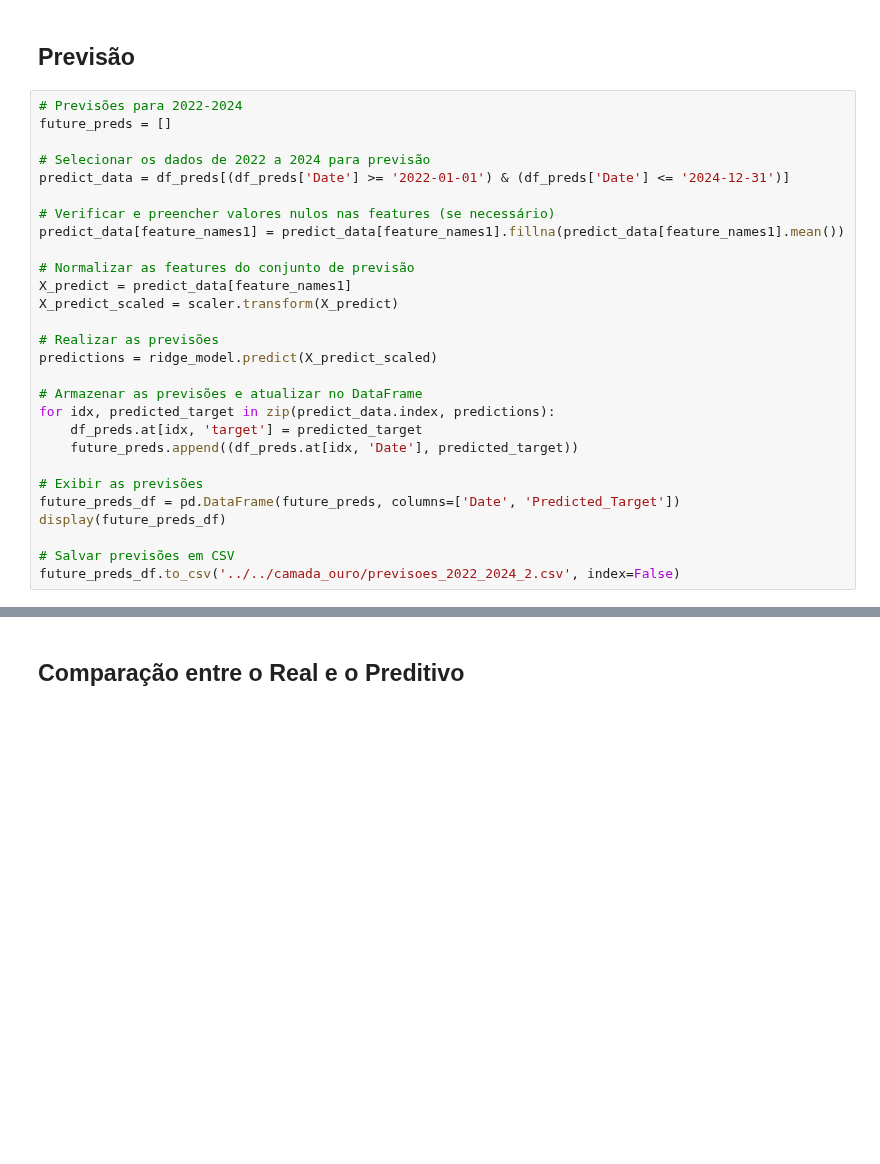
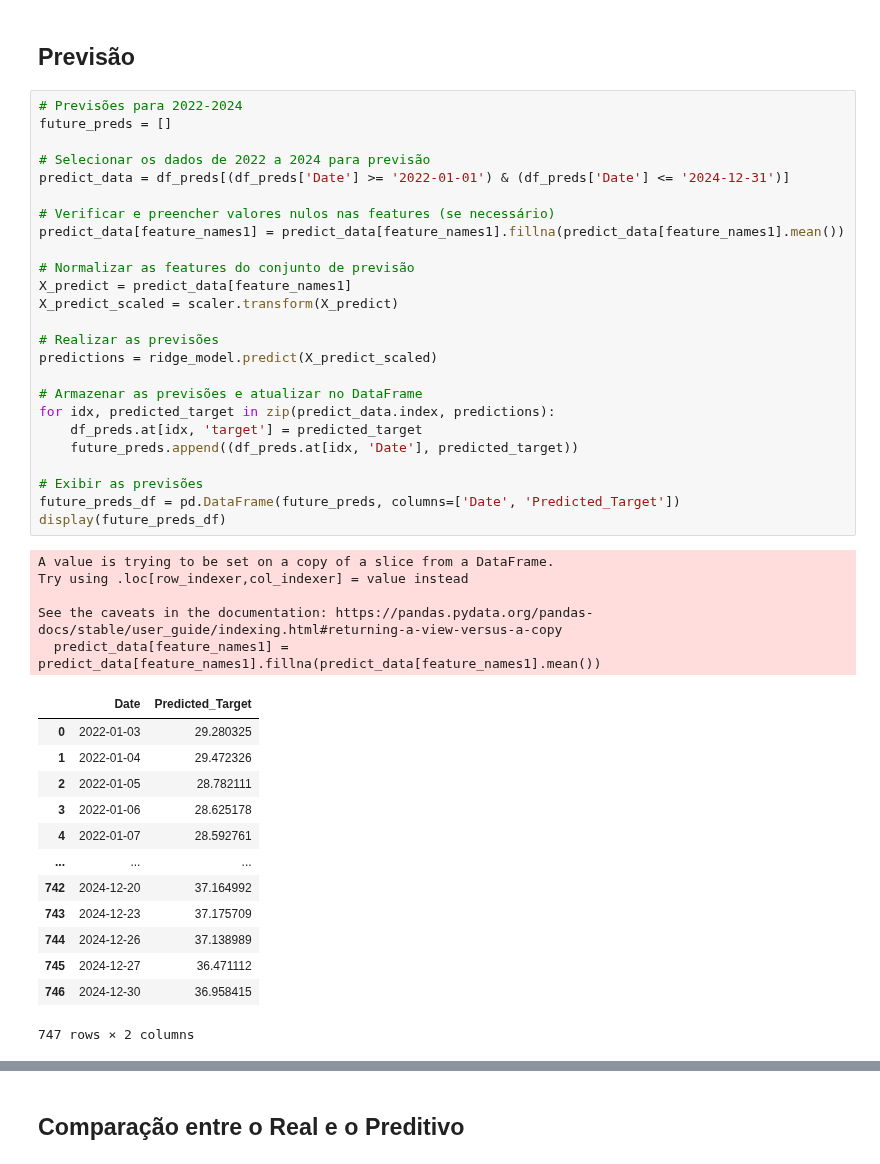
Before and after one commit to Juanpcsdev/Oil-Stock-Project, a Jupyter notebook: Notebooks/Analise/analisePreditiva_real.ipynb, the cells around one changed output, grey strips where cells are left out. Saved outputs shown, nothing was run; the diff lists cells and outputs as text; blank space fills up the shorter version.

```diff
--- a/Notebooks/Analise/analisePreditiva_real.ipynb
+++ b/Notebooks/Analise/analisePreditiva_real.ipynb
@@ -957,30 +928,46 @@ ValueError: X has 9 features, but Ridge is expecting 8 features as input.
 # %%
 # Previsões para 2022-2024
 future_preds = []
 
 # Selecionar os dados de 2022 a 2024 para previsão
 predict_data = df_preds[(df_preds['Date'] >= '2022-01-01') & (df_preds['Date'] <= '2024-12-31')]
 
 # Verificar e preencher valores nulos nas features (se necessário)
 predict_data[feature_names1] = predict_data[feature_names1].fillna(predict_data[feature_names1].mean())
 
 # Normalizar as features do conjunto de previsão
 X_predict = predict_data[feature_names1]
 X_predict_scaled = scaler.transform(X_predict)
 
 # Realizar as previsões
 predictions = ridge_model.predict(X_predict_scaled)
 
 # Armazenar as previsões e atualizar no DataFrame
 for idx, predicted_target in zip(predict_data.index, predictions):
     df_preds.at[idx, 'target'] = predicted_target
     future_preds.append((df_preds.at[idx, 'Date'], predicted_target))
 
 # Exibir as previsões
 future_preds_df = pd.DataFrame(future_preds, columns=['Date', 'Predicted_Target'])
 display(future_preds_df)
-
-# Salvar previsões em CSV
-future_preds_df.to_csv('../../camada_ouro/previsoes_2022_2024_2.csv', index=False)
+# %% [output]
+A value is trying to be set on a copy of a slice from a DataFrame.
+Try using .loc[row_indexer,col_indexer] = value instead
+
+See the caveats in the documentation: https://pandas.pydata.org/pandas-docs/stable/user_guide/indexing.html#returning-a-view-versus-a-copy
+  predict_data[feature_names1] = predict_data[feature_names1].fillna(predict_data[feature_names1].mean())
+|  | Date | Predicted_Target |
+| 0 | 2022-01-03 | 29.280325 |
+| 1 | 2022-01-04 | 29.472326 |
+| 2 | 2022-01-05 | 28.782111 |
+| 3 | 2022-01-06 | 28.625178 |
+| 4 | 2022-01-07 | 28.592761 |
+| ... | ... | ... |
+| 742 | 2024-12-20 | 37.164992 |
+| 743 | 2024-12-23 | 37.175709 |
+| 744 | 2024-12-26 | 37.138989 |
+| 745 | 2024-12-27 | 36.471112 |
+| 746 | 2024-12-30 | 36.958415 |
+747 rows × 2 columns
 # %%
 df_preds.isna().sum()
```
Also changed, not shown: parts of 17 cells of this notebook, 6 other files.
